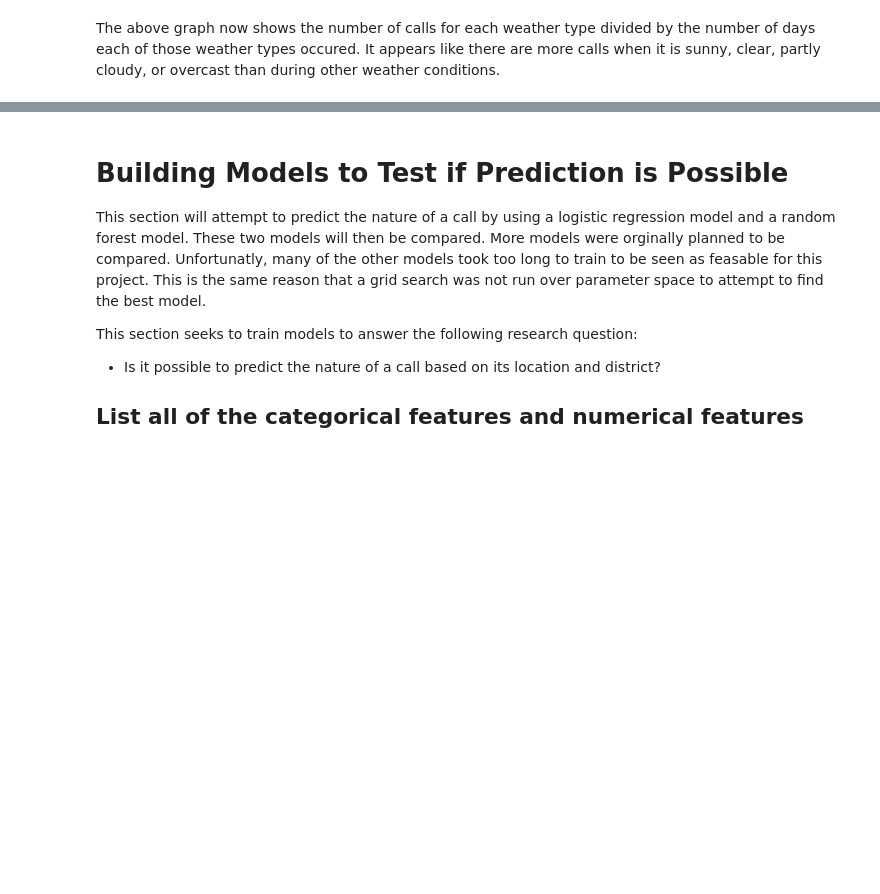
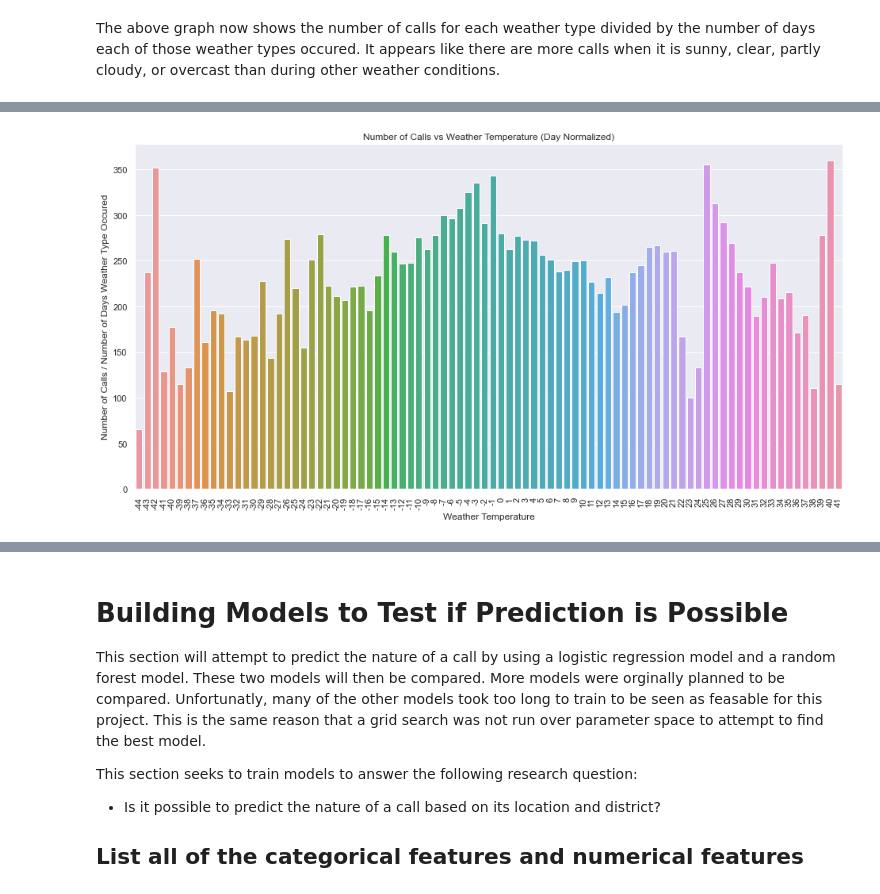
Before and after one commit to GrantFass/CS3300-FinalProject, a Jupyter notebook: CS 3300 011 Data Science Final Project.ipynb, the cells around one changed output, grey strips where cells are left out. Drawn from its saved outputs; the diff is of its cells as text; code cells hidden in the pictures; blank space fills up the shorter version.

```diff
--- a/CS 3300 011 Data Science Final Project.ipynb
+++ b/CS 3300 011 Data Science Final Project.ipynb
@@ -499,0 +627,17 @@ The above graph now shows the number of calls for each weather type divided by t
+# %%
+temps = []
+temp_counts = []
+for temp in df['FeelsLikeC'].unique():
+    day_count_of_weather = len(df[df['FeelsLikeC'] == temp]['date'].unique())
+    total_occurances_of_weather_temp = df[df['FeelsLikeC'] == temp].shape[0]
+    temps.append(temp)
+    temp_counts.append((total_occurances_of_weather_temp / day_count_of_weather))
+# %%
+ax = sns.barplot(y=temp_counts, x=temps)
+ax.set_ylabel('Number of Calls / Number of Days Weather Type Occured')
+ax.set_xlabel('Weather Temperature')
+ax.set_title('Number of Calls vs Weather Temperature (Day Normalized)')
+plt.xticks(rotation = 90)
+plt.show()
+# %% [output]
+[figure, added]
```
Also changed, not shown: parts of 37 cells of this notebook.
